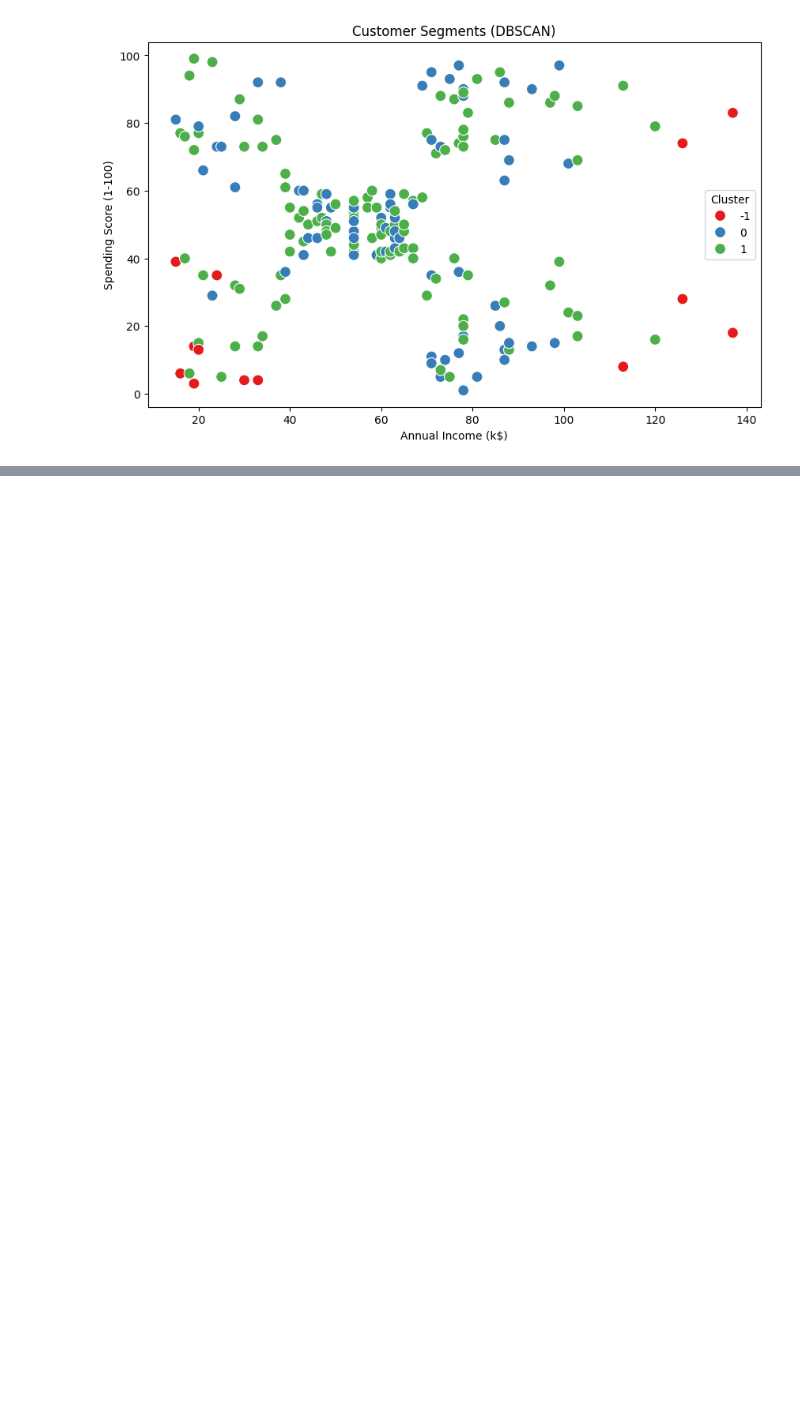
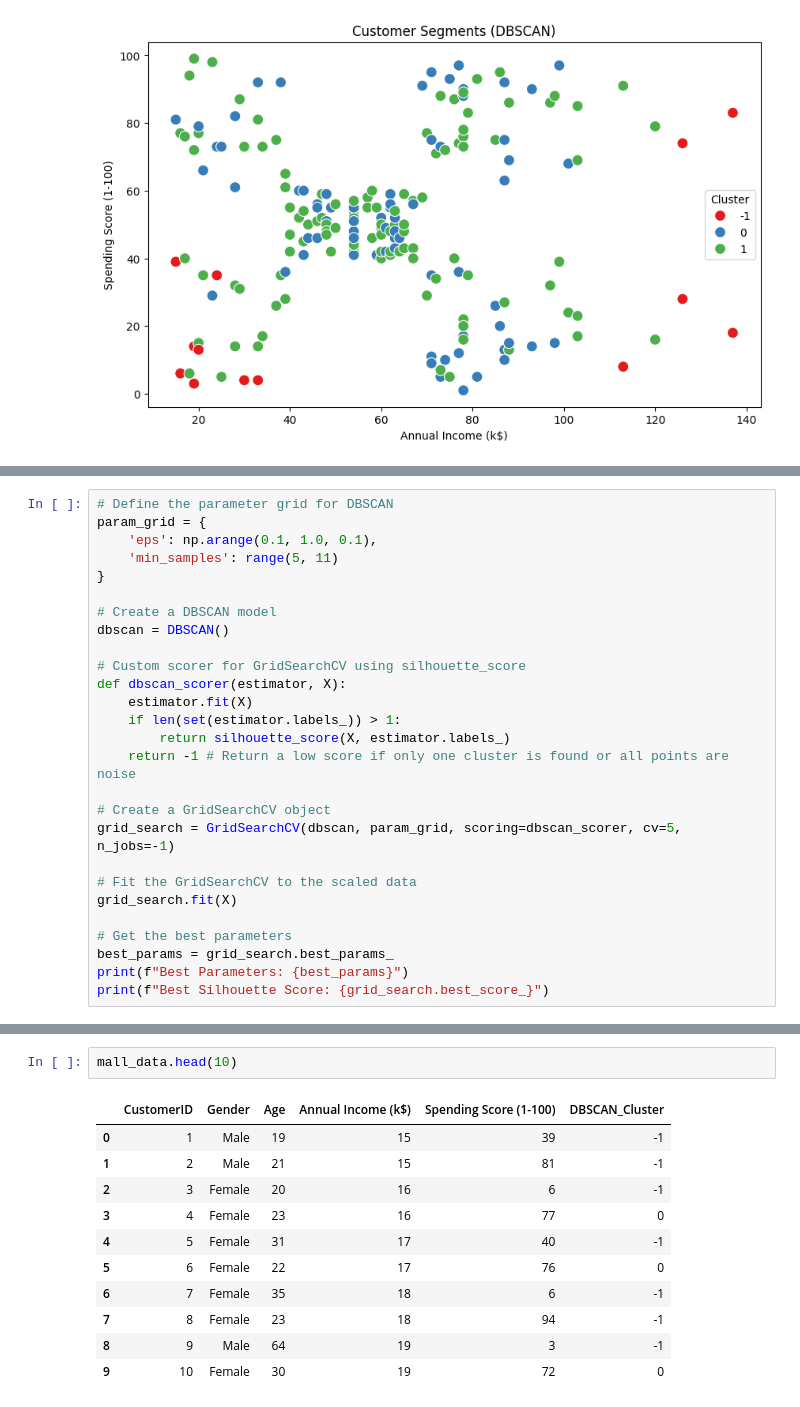
Before and after one commit to afterSt0rm/Amnil-AI-Internship, a Jupyter notebook: Unsupervised Learning (K-Means Clustering & DBSCAN).ipynb, the cells around one changed output, grey strips where cells are left out. Cells and saved outputs as stored; diff of their text form; blank space fills up the shorter version.

```diff
--- a/Unsupervised Learning (K-Means Clustering & DBSCAN).ipynb
+++ b/Unsupervised Learning (K-Means Clustering & DBSCAN).ipynb
@@ -518,0 +524,27 @@ plt.show()
+# %%
+# Define the parameter grid for DBSCAN
+param_grid = {
+    'eps': np.arange(0.1, 1.0, 0.1),
+    'min_samples': range(5, 11)
+}
+
+# Create a DBSCAN model
+dbscan = DBSCAN()
+
+# Custom scorer for GridSearchCV using silhouette_score
+def dbscan_scorer(estimator, X):
+    estimator.fit(X)
+    if len(set(estimator.labels_)) > 1:
+        return silhouette_score(X, estimator.labels_)
+    return -1 # Return a low score if only one cluster is found or all points are noise
+
+# Create a GridSearchCV object
+grid_search = GridSearchCV(dbscan, param_grid, scoring=dbscan_scorer, cv=5, n_jobs=-1)
+
+# Fit the GridSearchCV to the scaled data
+grid_search.fit(X)
+
+# Get the best parameters
+best_params = grid_search.best_params_
+print(f"Best Parameters: {best_params}")
+print(f"Best Silhouette Score: {grid_search.best_score_}")
@@ -518,0 +574,14 @@ plt.show()
+# %%
+mall_data.head(10)
+# %% [output]
+|  | CustomerID | Gender | Age | Annual Income (k$) | Spending Score (1-100) | DBSCAN_Cluster |
+| 0 | 1 | Male | 19 | 15 | 39 | -1 |
+| 1 | 2 | Male | 21 | 15 | 81 | -1 |
+| 2 | 3 | Female | 20 | 16 | 6 | -1 |
+| 3 | 4 | Female | 23 | 16 | 77 | 0 |
+| 4 | 5 | Female | 31 | 17 | 40 | -1 |
+| 5 | 6 | Female | 22 | 17 | 76 | 0 |
+| 6 | 7 | Female | 35 | 18 | 6 | -1 |
+| 7 | 8 | Female | 23 | 18 | 94 | -1 |
+| 8 | 9 | Male | 64 | 19 | 3 | -1 |
+| 9 | 10 | Female | 30 | 19 | 72 | 0 |
```
Also changed, not shown: parts of 7 cells of this notebook, 1 other file.
